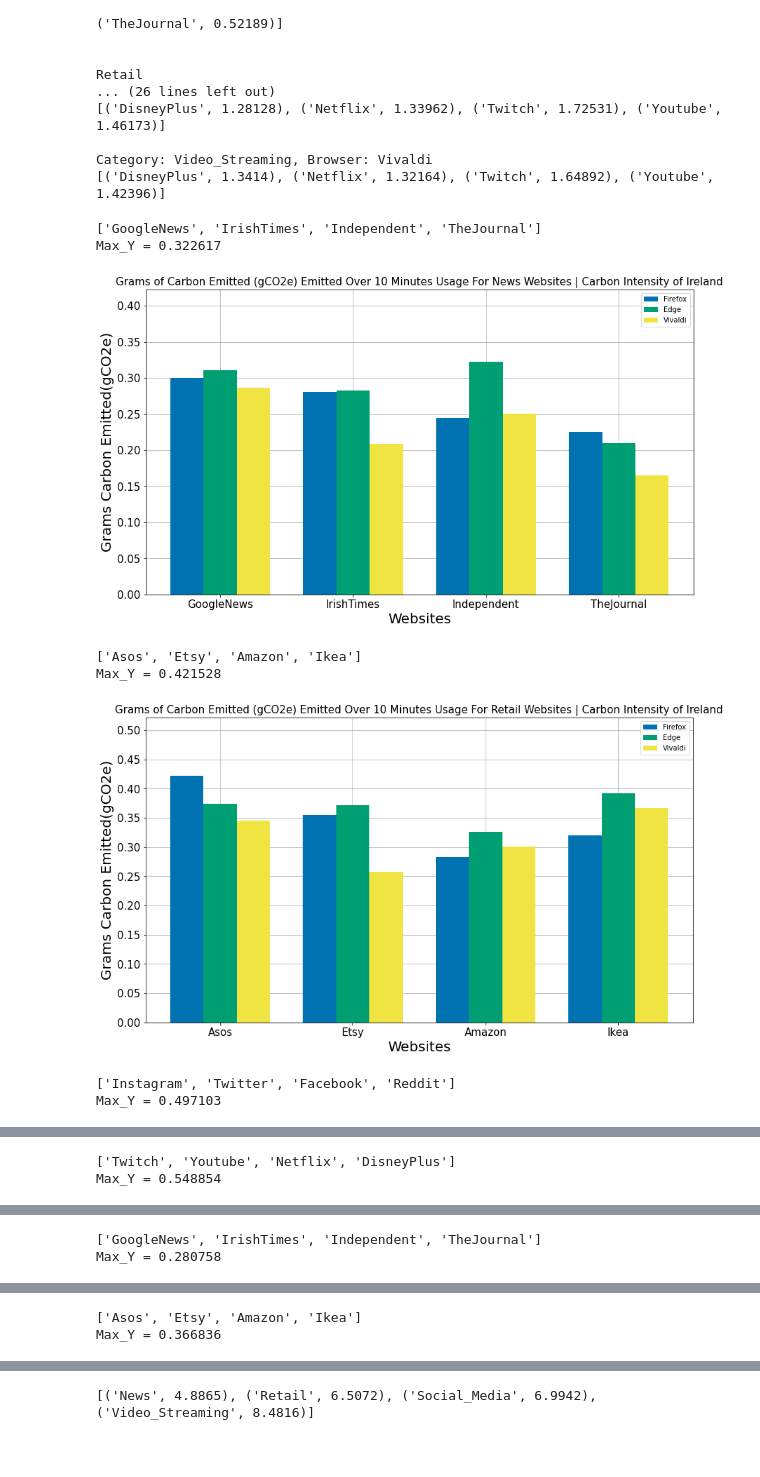
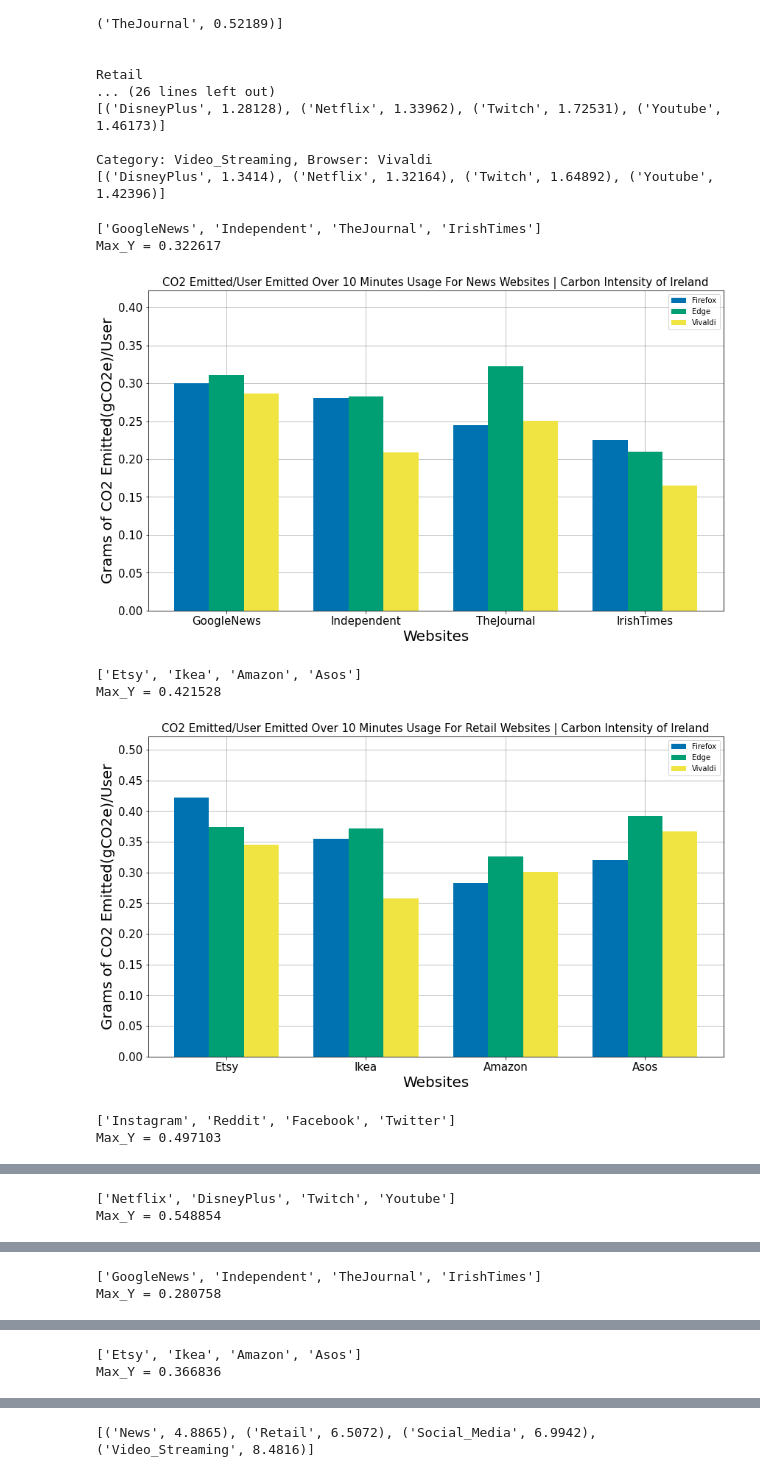
Before and after one commit to JackGeraghty/Energy-Consumption-of-Websites, a Jupyter notebook: Papillon.ipynb, the cells around one changed output, grey strips where cells are left out. Drawn from its saved outputs; the diff is of its cells as text; code cells hidden in the pictures; blank space fills up the shorter version.

```diff
--- a/Papillon.ipynb
+++ b/Papillon.ipynb
@@ -724,39 +724,39 @@ for ci in carbon_intensities:
         data_dict = per_website_wh[category]
         x_labels = list(set([t[0] for t in data_dict[browser] for browser in browsers])) ## dirty but easy
         print(x_labels)
         x = np.arange(len(x_labels))  # the label locations
         width = 0.25  # the width of the bars
         bar_locations = [x, x+width, x+width*2]
         y_data = []
 
         for i in range(len(browsers)):
             d = [t[1] for t in data_dict[browsers[i]]]
             y_data.append([kwh_to_grams_carbon(val/1000, carbon_intensities[ci]) for val in d])
 
         plt.xticks(x+width, x_labels, fontsize=15)
         ax.set_xticklabels(x_labels)
 
         max_y = max([max(y) for y in y_data])
         print(f'Max_Y = {max_y}')
         plt.yticks([y for y in np.arange(0, max_y+0.1, 0.05)],fontsize=15)
         plt.ylim(0.0, max_y+0.1)
         bar_one = ax.bar(bar_locations[0], y_data[0], width, label='Firefox', color=colours[0], zorder=3) # firefox
         bar_two = ax.bar(bar_locations[1], y_data[1], width, label='Edge', color=colours[1], zorder=3) # edge
         bar_three = ax.bar(bar_locations[2], y_data[2], width, label='Vivaldi', color=colours[2], zorder=3) # vivaldi
 #         fig.tight_layout()
         ax.legend()
 
-        plt.title(f'Grams of Carbon Emitted (gCO2e) Emitted Over 10 Minutes Usage For {category} Websites | Carbon Intensity of {ci}', fontsize=15)
-        plt.ylabel('Grams Carbon Emitted(gCO2e)', fontsize=20)
+        plt.title(f'CO2 Emitted/User Emitted Over 10 Minutes Usage For {category} Websites | Carbon Intensity of {ci}', fontsize=15)
+        plt.ylabel('Grams of CO2 Emitted(gCO2e)/User', fontsize=20)
         plt.xlabel('Websites', fontsize=20)
         plt.savefig(f'plots/papillon/website_carbon_emissions_{category}_{ci}.jpg')
         plt.show()
 # %% [output]
-['GoogleNews', 'IrishTimes', 'Independent', 'TheJournal']
+['GoogleNews', 'Independent', 'TheJournal', 'IrishTimes']
 Max_Y = 0.322617
-[figure, old version]
+[figure, new version]
-['Asos', 'Etsy', 'Amazon', 'Ikea']
+['Etsy', 'Ikea', 'Amazon', 'Asos']
 Max_Y = 0.421528
-[figure, old version]
+[figure, new version]
-['Instagram', 'Twitter', 'Facebook', 'Reddit']
+['Instagram', 'Reddit', 'Facebook', 'Twitter']
 Max_Y = 0.497103
@@ -764,2 +764,2 @@ Max_Y = 0.497103
-['Twitch', 'Youtube', 'Netflix', 'DisneyPlus']
+['Netflix', 'DisneyPlus', 'Twitch', 'Youtube']
 Max_Y = 0.548854
@@ -767,2 +767,2 @@ Max_Y = 0.548854
-['GoogleNews', 'IrishTimes', 'Independent', 'TheJournal']
+['GoogleNews', 'Independent', 'TheJournal', 'IrishTimes']
 Max_Y = 0.280758
@@ -770,2 +770,2 @@ Max_Y = 0.280758
-['Asos', 'Etsy', 'Amazon', 'Ikea']
+['Etsy', 'Ikea', 'Amazon', 'Asos']
 Max_Y = 0.366836
```
Also changed, not shown: parts of 7 cells of this notebook, 37 other files.
